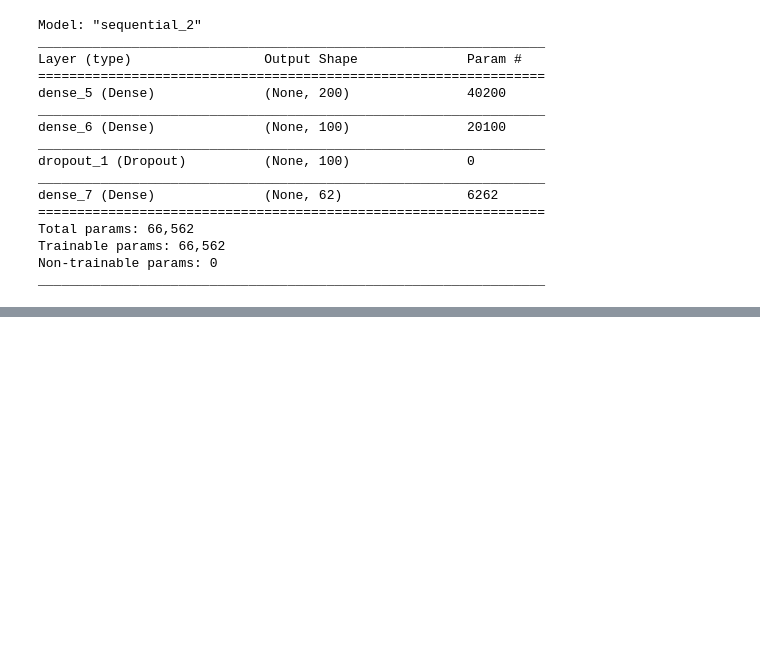
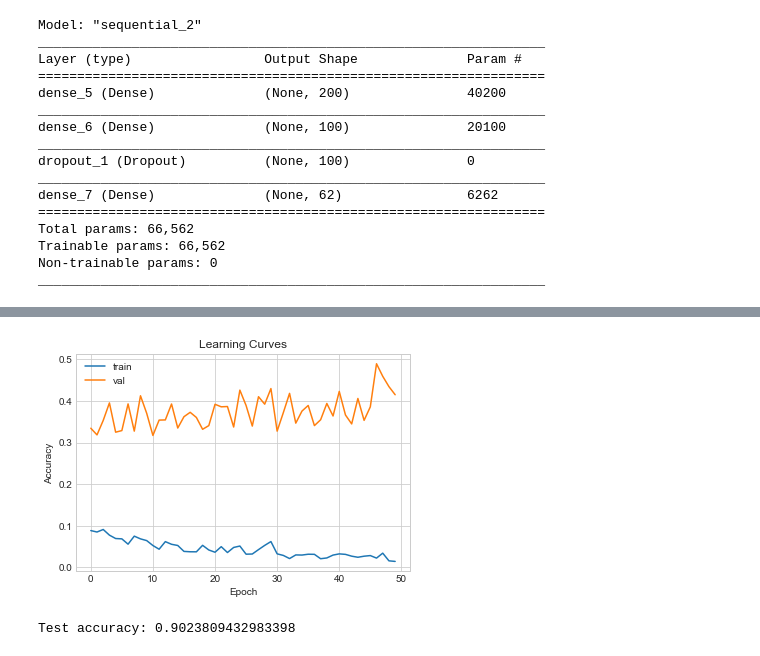
Before and after one commit to NickA-svg/py.tensorflow, a Jupyter notebook: tf_traffic_signs.ipynb, the cells around one changed output, grey strips where cells are left out. Drawn from its saved outputs; the diff is of its cells as text; code cells hidden in the pictures; blank space fills up the shorter version.

```diff
--- a/tf_traffic_signs.ipynb
+++ b/tf_traffic_signs.ipynb
@@ -238,21 +238,21 @@ plt.show()
 # %% [markdown]
 Neural Network Model 2
 # %%
-cnn_model = tf.keras.Sequential()
-cnn_model.add(tf.keras.layers.Flatten(input_shape=(28,28)))
-cnn_model.add(tf.keras.layers.Dense(200, activation='relu', kernel_initializer='he_uniform'))
-cnn_model.add(tf.keras.layers.Dense(100, activation='relu', kernel_initializer='he_uniform'))
-cnn_model.add(tf.keras.layers.Dropout(0.4))
-cnn_model.add(tf.keras.layers.Dense(62, activation='softmax'))
+nn_model = tf.keras.Sequential()
+nn_model.add(tf.keras.layers.Flatten(input_shape=(28,28)))
+nn_model.add(tf.keras.layers.Dense(200, activation='relu', kernel_initializer='he_uniform'))
+nn_model.add(tf.keras.layers.Dense(100, activation='relu', kernel_initializer='he_uniform'))
+nn_model.add(tf.keras.layers.Dropout(0.4))
+nn_model.add(tf.keras.layers.Dense(62, activation='softmax'))
 # %%
-cnn_model.compile(
+nn_model.compile(
     optimizer='adam',
     loss = tf.keras.losses.SparseCategoricalCrossentropy(from_logits=True),
     metrics=['accuracy'])
 
-cnn_model.fit(images28,np.array(labels),epochs=10)
+nn_model.fit(images28,np.array(labels),epochs=10)
 
-cnn_test_loss, cnn_test_acc = model.evaluate(test_images28,np.array(test_labels),verbose=2)
-print('\nTest accuracy:',cnn_test_acc)
+nn_test_loss, nn_test_acc = model.evaluate(test_images28,np.array(test_labels),verbose=2)
+print('\nTest accuracy:',nn_test_acc)
 # %% [output]
 Epoch 1/10
@@ -528,0 +661,10 @@ plt.show()
+# %%
+plt.title('Learning Curves')
+plt.xlabel('Epoch')
+plt.ylabel('Accuracy')
+plt.plot(history.history['loss'], label='train')
+plt.plot(history.history['val_loss'], label='val')
+plt.legend()
+plt.show()
+# %% [output]
+[figure, added]
@@ -528,0 +674,23 @@ plt.show()
+# %%
+pca_model2 = tf.keras.Sequential([
+  tf.keras.layers.Dropout(0.4),
+  tf.keras.layers.Flatten(),
+  tf.keras.layers.Dense(128, activation='relu'),
+  tf.keras.layers.Dense(62)
+])
+
+pca_model2.compile(optimizer='adam',
+              loss=tf.keras.losses.SparseCategoricalCrossentropy(from_logits=True),
+              metrics=['accuracy'])
+
+pca_model2.fit(
+    train_pca_images28,
+    np.array(labels),
+    epochs=20,
+    verbose=0
+)
+
+test_loss, test_acc = pca_model2.evaluate(test_pca_images28,np.array(test_labels),verbose=0)
+print('\nTest accuracy:',test_acc)
+# %% [output]
+Test accuracy: 0.9023809432983398
```
Also changed, not shown: parts of 23 cells of this notebook.
